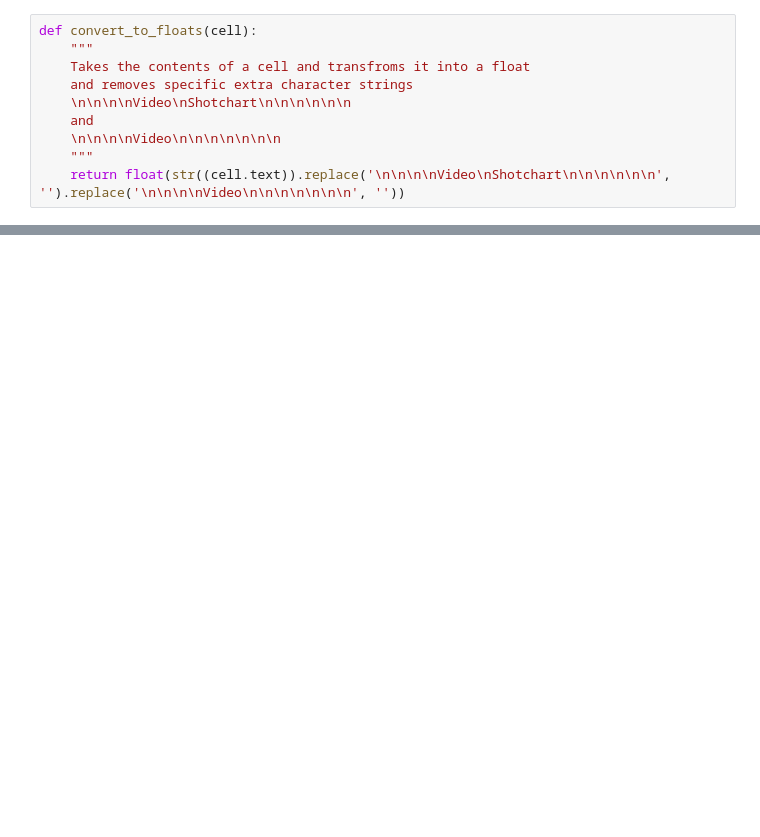
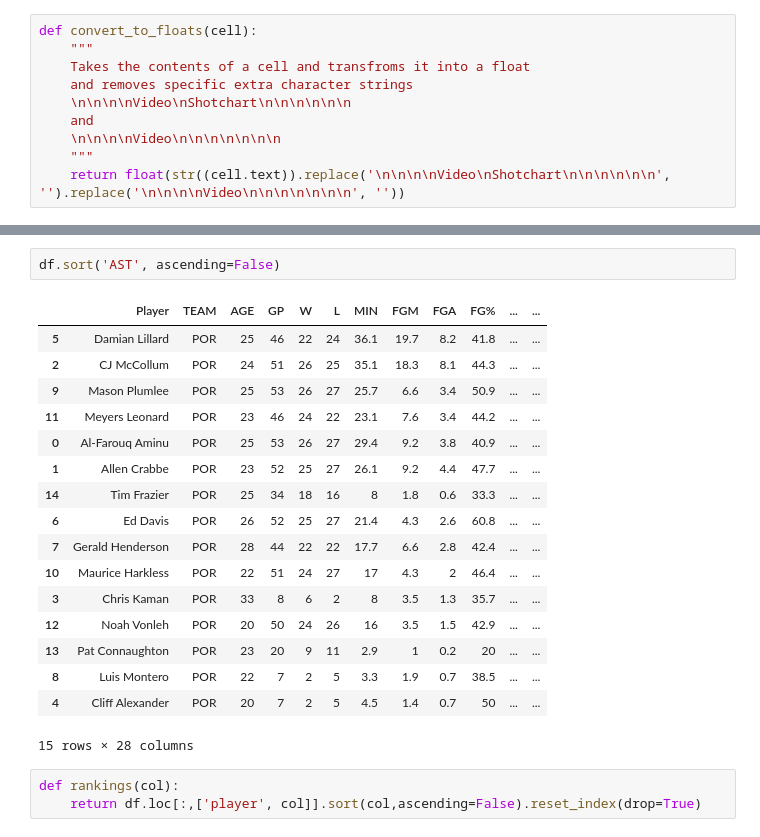
Before and after one commit to tiffanydevine/blzrs, a Jupyter notebook: BLZR player stats table 2015.ipynb, the cells around one changed output, grey strips where cells are left out. Saved outputs shown, nothing was run; the diff lists cells and outputs as text; blank space fills up the shorter version.

```diff
--- a/BLZR player stats table 2015.ipynb
+++ b/BLZR player stats table 2015.ipynb
@@ -172,0 +213,23 @@ df
+# %%
+df.sort('AST', ascending=False)
+# %% [output]
+|  | Player | TEAM | AGE | GP | W | L | MIN | FGM | FGA | FG% | ... | ... |
+| 5 | Damian Lillard | POR | 25 | 46 | 22 | 24 | 36.1 | 19.7 | 8.2 | 41.8 | ... | ... |
+| 2 | CJ McCollum | POR | 24 | 51 | 26 | 25 | 35.1 | 18.3 | 8.1 | 44.3 | ... | ... |
+| 9 | Mason Plumlee | POR | 25 | 53 | 26 | 27 | 25.7 | 6.6 | 3.4 | 50.9 | ... | ... |
+| 11 | Meyers Leonard | POR | 23 | 46 | 24 | 22 | 23.1 | 7.6 | 3.4 | 44.2 | ... | ... |
+| 0 | Al-Farouq Aminu | POR | 25 | 53 | 26 | 27 | 29.4 | 9.2 | 3.8 | 40.9 | ... | ... |
+| 1 | Allen Crabbe | POR | 23 | 52 | 25 | 27 | 26.1 | 9.2 | 4.4 | 47.7 | ... | ... |
+| 14 | Tim Frazier | POR | 25 | 34 | 18 | 16 | 8 | 1.8 | 0.6 | 33.3 | ... | ... |
+| 6 | Ed Davis | POR | 26 | 52 | 25 | 27 | 21.4 | 4.3 | 2.6 | 60.8 | ... | ... |
+| 7 | Gerald Henderson | POR | 28 | 44 | 22 | 22 | 17.7 | 6.6 | 2.8 | 42.4 | ... | ... |
+| 10 | Maurice Harkless | POR | 22 | 51 | 24 | 27 | 17 | 4.3 | 2 | 46.4 | ... | ... |
+| 3 | Chris Kaman | POR | 33 | 8 | 6 | 2 | 8 | 3.5 | 1.3 | 35.7 | ... | ... |
+| 12 | Noah Vonleh | POR | 20 | 50 | 24 | 26 | 16 | 3.5 | 1.5 | 42.9 | ... | ... |
+| 13 | Pat Connaughton | POR | 23 | 20 | 9 | 11 | 2.9 | 1 | 0.2 | 20 | ... | ... |
+| 8 | Luis Montero | POR | 22 | 7 | 2 | 5 | 3.3 | 1.9 | 0.7 | 38.5 | ... | ... |
+| 4 | Cliff Alexander | POR | 20 | 7 | 2 | 5 | 4.5 | 1.4 | 0.7 | 50 | ... | ... |
+15 rows × 28 columns
+# %%
+def rankings(col):
+    return df.loc[:,['player', col]].sort(col,ascending=False).reset_index(drop=True)
```
Also changed, not shown: parts of 15 cells of this notebook, 2 other files.
